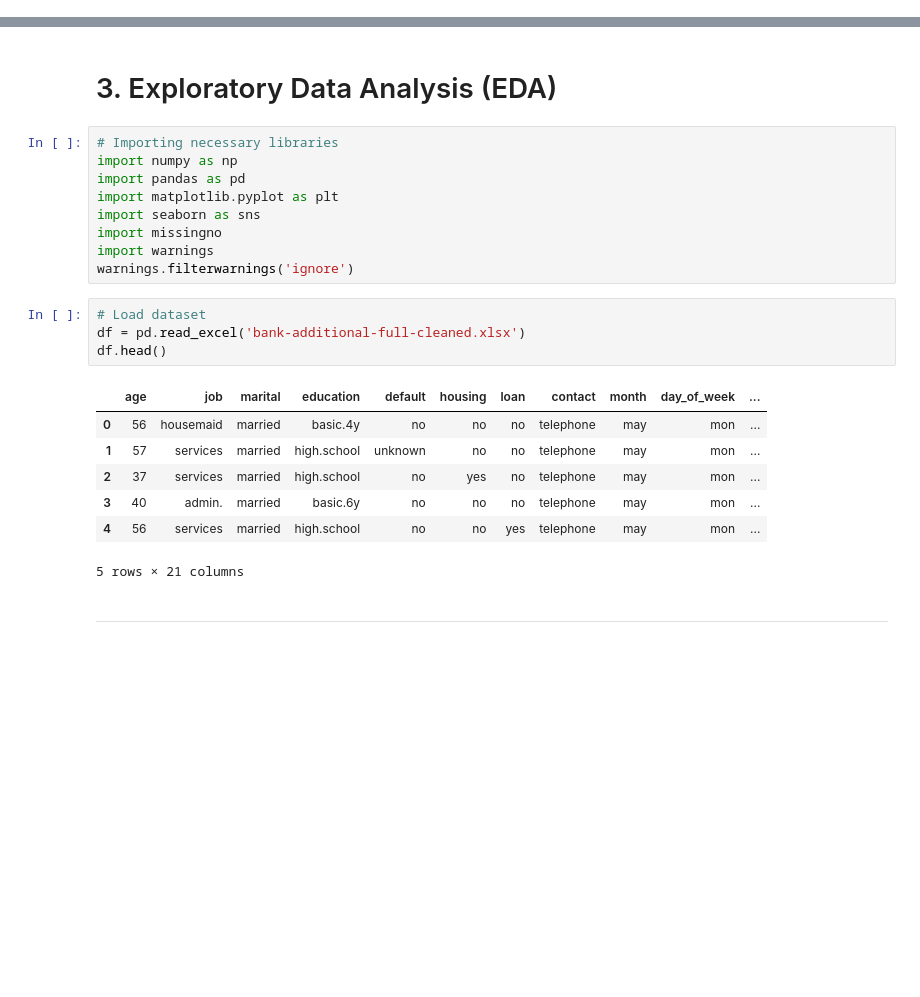
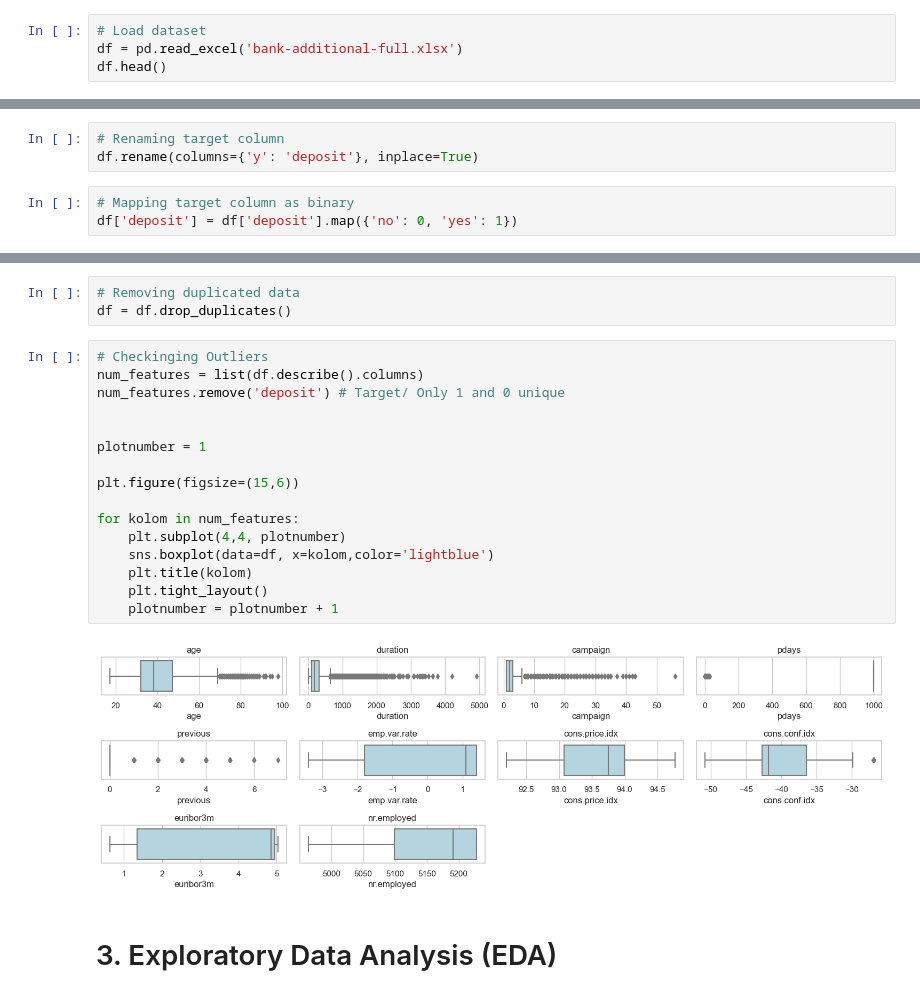
Before and after one commit to envaldy/Tim_Alpha_Finpro, a Jupyter notebook: Final Project/2. EDA Tim_Alpha.ipynb, the cells around one changed output, grey strips where cells are left out. Drawn from its saved outputs; the diff is of its cells as text; blank space fills up the shorter version.

```diff
--- a/Final Project/2. EDA Tim_Alpha.ipynb
+++ b/Final Project/2. EDA Tim_Alpha.ipynb
@@ -0,0 +10,4 @@
+# %%
+# Load dataset
+df = pd.read_excel('bank-additional-full.xlsx')
+df.head()
@@ -0,0 +48,6 @@
+# %%
+# Renaming target column
+df.rename(columns={'y': 'deposit'}, inplace=True)
+# %%
+# Mapping target column as binary
+df['deposit'] = df['deposit'].map({'no': 0, 'yes': 1})
@@ -1,28 +106,26 @@
+# %%
+# Removing duplicated data
+df = df.drop_duplicates()
+# %%
+# Checkinging Outliers
+num_features = list(df.describe().columns)
+num_features.remove('deposit') # Target/ Only 1 and 0 unique
+
+
+plotnumber = 1
+
+plt.figure(figsize=(15,6))
+
+for kolom in num_features:
+    plt.subplot(4,4, plotnumber)
+    sns.boxplot(data=df, x=kolom,color='lightblue')
+    plt.title(kolom)
+    plt.tight_layout()
+    plotnumber = plotnumber + 1
+# %% [output]
+[figure, added]
 # %% [markdown]
 # 3. Exploratory Data Analysis (EDA)
-# %%
-# Importing necessary libraries
-import numpy as np
-import pandas as pd
-import matplotlib.pyplot as plt
-import seaborn as sns
-import missingno
-import warnings
-warnings.filterwarnings('ignore')
-# %%
-# Load dataset
-df = pd.read_excel('bank-additional-full-cleaned.xlsx')
-df.head()
-# %% [output]
-|  | age | job | marital | education | default | housing | loan | contact | month | day_of_week | ... |
-| 0 | 56 | housemaid | married | basic.4y | no | no | no | telephone | may | mon | ... |
-| 1 | 57 | services | married | high.school | unknown | no | no | telephone | may | mon | ... |
-| 2 | 37 | services | married | high.school | no | yes | no | telephone | may | mon | ... |
-| 3 | 40 | admin. | married | basic.6y | no | no | no | telephone | may | mon | ... |
-| 4 | 56 | services | married | high.school | no | no | yes | telephone | may | mon | ... |
-5 rows × 21 columns
-# %% [markdown]
----
 # %%
 # Checking Imbalance data
 df['deposit'].value_counts()/len(df)*100
```
Also changed, not shown: parts of 113 cells of this notebook.
